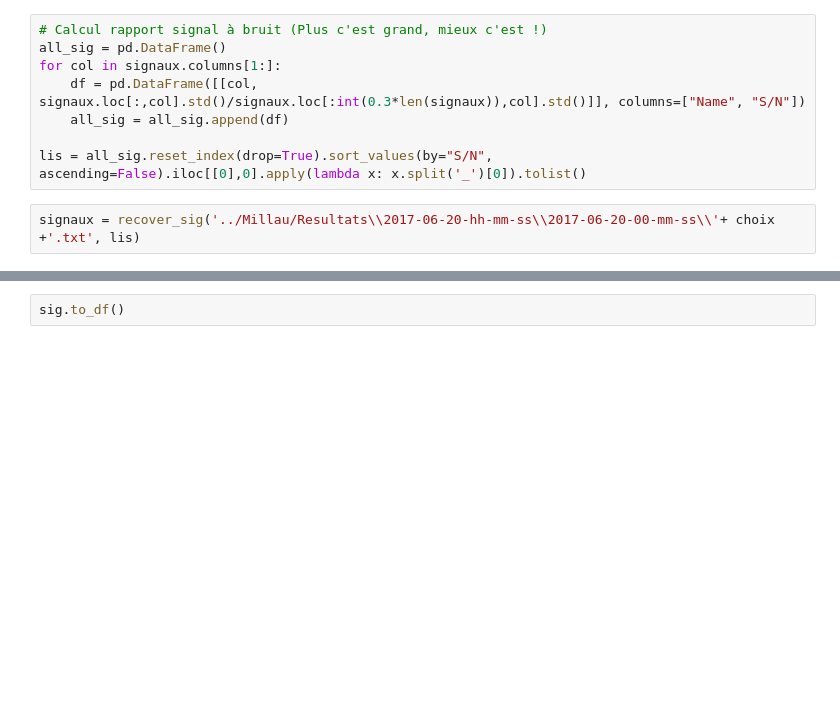
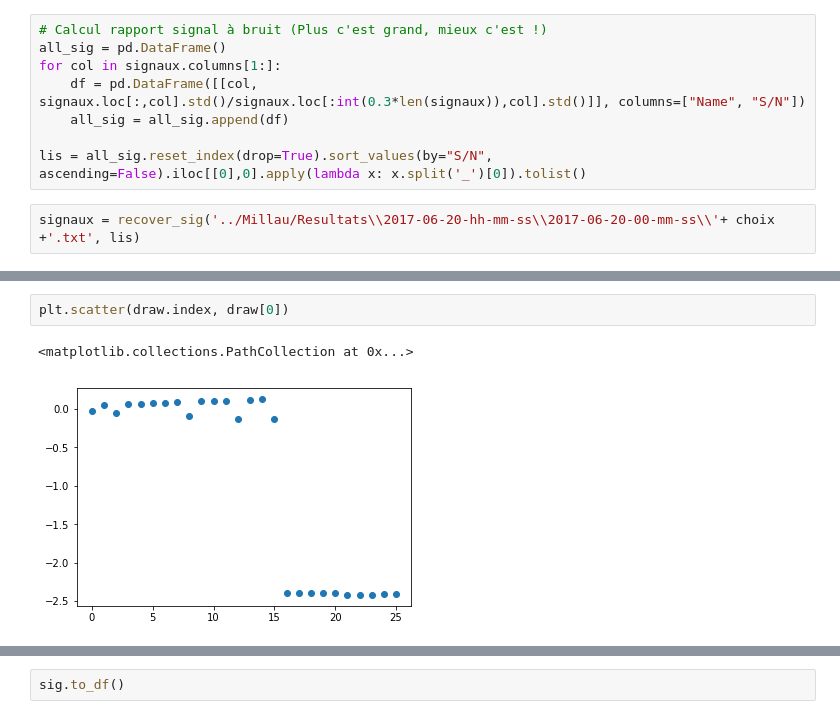
Before and after one commit to brouailalexandre/pesage-par-pont, a Jupyter notebook: Jupyter notebook/Conversion fichier txt.ipynb, the cells around one changed output, grey strips where cells are left out. Cells and saved outputs as stored; diff of their text form; blank space fills up the shorter version.

```diff
--- a/Jupyter notebook/Conversion fichier txt.ipynb
+++ b/Jupyter notebook/Conversion fichier txt.ipynb
@@ -71 +81,6 @@ IndexingError: Too many indexers
+# %%
+plt.scatter(draw.index, draw[0])
+# %% [output]
+<matplotlib.collections.PathCollection at 0x...>
+[figure, added]
 # %%
```
Also changed, not shown: parts of 4 cells of this notebook, 1 other file.
